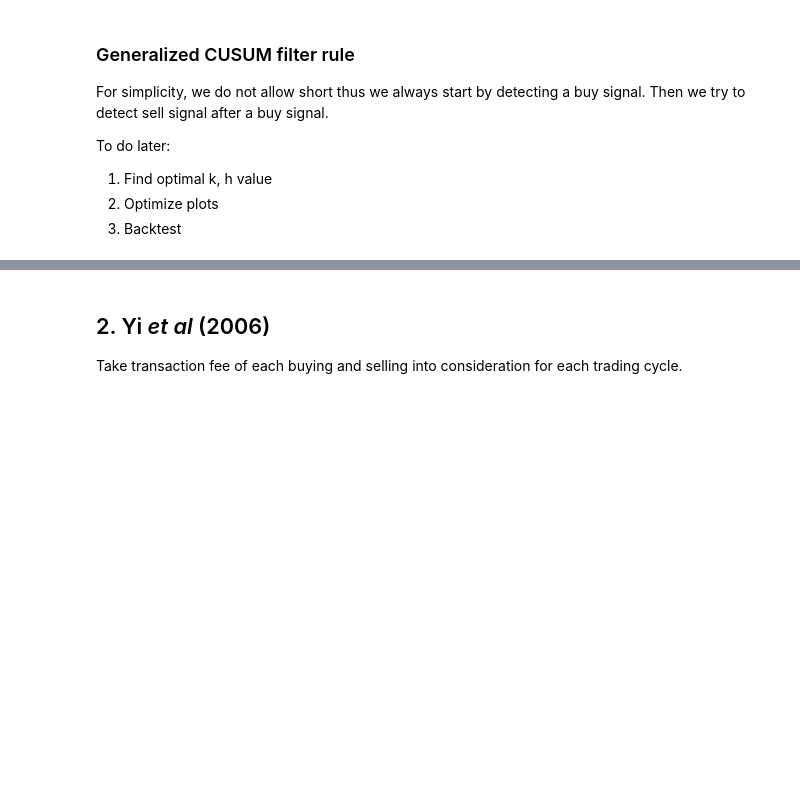
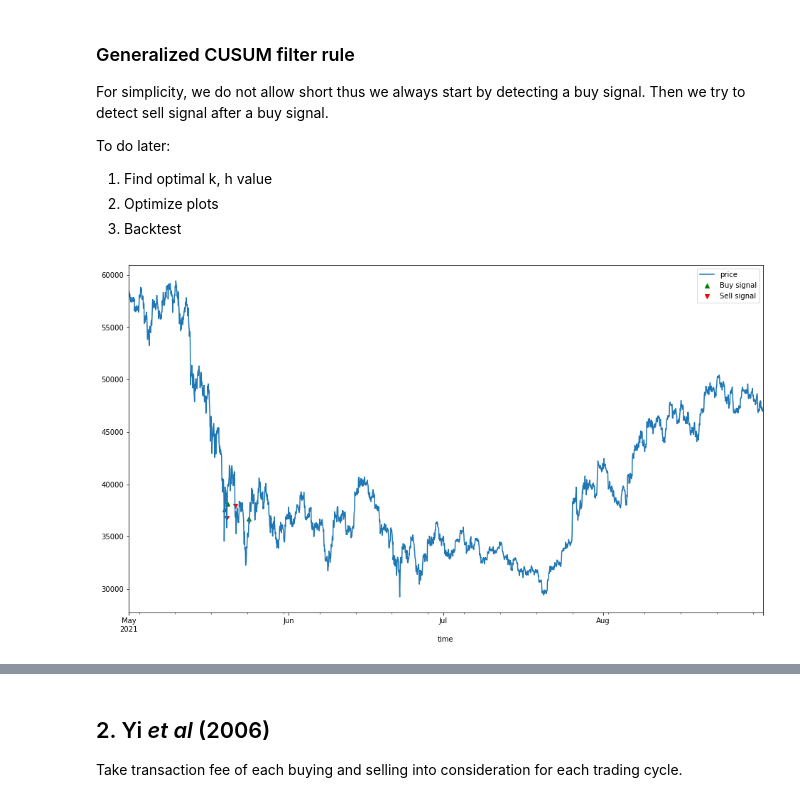
Before and after one commit to type-null/crypto-control, a Jupyter notebook: code/CUSUM4Crypto.ipynb, the cells around one changed output, grey strips where cells are left out. Cells and saved outputs as stored; diff of their text form; code cells hidden in the pictures; blank space fills up the shorter version.

Commit message:
calculate equity

```diff
--- a/code/CUSUM4Crypto.ipynb
+++ b/code/CUSUM4Crypto.ipynb
@@ -51,11 +51,12 @@ To do later:
 3. Backtest
 # %%
 # should test for an optimal k, h
-k = 0.0005
+k = 0.005
 h = 10*k
 
 def trainTestSplit(df):
-    return df.loc[df.index<'2021-08-01', :], df.loc[df.index>='2021-08-01', :]
+    df = df.loc[df.index>='2021-05-01', :]
+    return df.loc[df.index<'2021-09-01', :], df.loc[df.index>='2021-09-01', :]
 
 
 def calculateReturn(df, coin: str):
@@ -81,14 +82,19 @@ def detectSellSignal(df, start, feature, method):
         if cMinus <= -h:
             # sell signal appears
             df.loc[df.index[i], 'signal'] = -1
+            df.loc[df.index[i], 'share'] = 0
+            df.loc[df.index[i], 'equity'] = df.loc[df.index[i-1], 'share'] *  df.loc[df.index[i], 'price']
             return detectBuySignal(df, i, feature=feature, method=method)
         else:
             df.loc[df.index[i], 'signal'] = 0
+            df.loc[df.index[i], 'share'] = df.loc[df.index[i-1], 'share']
+            df.loc[df.index[i], 'equity'] = df.loc[df.index[i], 'share'] * df.loc[df.index[i], 'price']
 
     return df
 
 
 def detectBuySignal(df, start, feature, method):
+    transactionFee = 0.5 / 100
     df.loc[df.index[start], "cPlus"] = 0
     for i in range(start+1, len(df)):
         cPlus = np.max([0, df.loc[df.index[i-1], 'cPlus'] + df.loc[df.index[i], feature]-k])
@@ -97,14 +103,21 @@ def detectBuySignal(df, start, feature, method):
         if cPlus >= h:
             # buy signal appears
             df.loc[df.index[i], 'signal'] = 1
+            df.loc[df.index[i], 'equity'] = df.loc[df.index[i-1], 'equity'] * (1-transactionFee)
+            df.loc[df.index[i], 'share'] = df.loc[df.index[i], 'equity'] / df.loc[df.index[i], 'price']
+            df.loc[df.index[i], 'equity'] = df.loc[df.index[i-1], 'equity']
             return detectSellSignal(df, i, feature=feature, method=method)
         else:
             df.loc[df.index[i], 'signal'] = 0
+            df.loc[df.index[i], 'share'] = df.loc[df.index[i-1], 'share']
+            df.loc[df.index[i], 'equity'] = df.loc[df.index[i-1], 'equity']
 
     return df
 
 
 def createTradeSignal(df, feature='return', method="montgomery"):
+    df.loc[df.index[0], 'equity'] = 100
+    df.loc[df.index[0], 'share'] = 0
     return detectBuySignal(df, start=0, feature=feature, method=method)
 # %%
 traindf, testdf = trainTestSplit(cryptos)
@@ -117,15 +130,17 @@ df = (traindf
 # %%
 def plotPriceWithSignal(df):
     # optimze looking later
     df.loc[:, 'price'].plot()
     buy = df.loc[df['signal']==1, 'price']
     plt.scatter(buy.index, buy, c="g", marker="^", label="Buy signal")
     sell = df.loc[df['signal']==-1, 'price']
     plt.scatter(sell.index, sell, c="r", marker="v", label="Sell signal")
     plt.legend(loc='best')
     plt.show()
 
-plotPriceWithSignal(df.head(100))
+plotPriceWithSignal(df.head(10000))
+# %% [output]
+[figure, added]
 # %%
 def plotCUSUM(df):
     plt.plot(df.index,df['cPlus'], color='b', marker='h', markersize=6)
```
Also changed, not shown: parts of 15 cells of this notebook, 1 other file.
